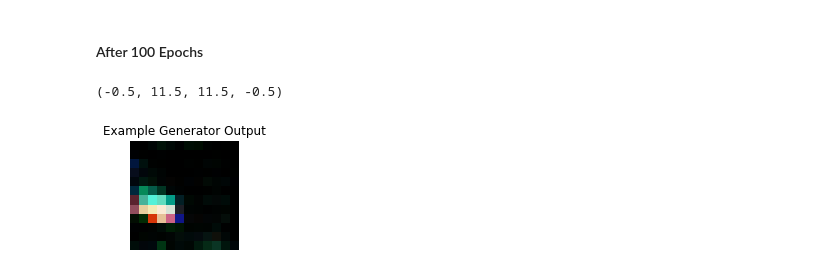
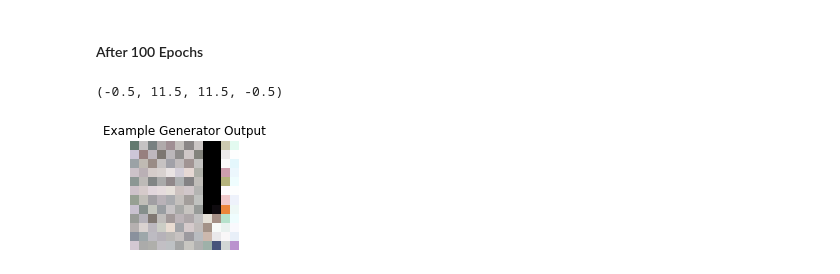
Before and after one commit to phi-0/masterthesis_gan_mapdesign, a Jupyter notebook: notebooks/V1.0/WGAN-GP-RUN09.ipynb, the cells around one changed output. Drawn from its saved outputs; the diff is of its cells as text; code cells hidden in the pictures.

```diff
--- a/notebooks/V1.0/WGAN-GP-RUN09.ipynb
+++ b/notebooks/V1.0/WGAN-GP-RUN09.ipynb
@@ -37,7 +37,7 @@ print(f'Number of GPUs found: {NUM_GPUS}')
 ############### CONFIG ###################
 
 # model name
-model_name = 'dwarfganWGANGPR09Tiles02'
+model_name = 'dwarfganWGANGPR09NoTiles'
 # folder path to input files (map images)
 fpath = r'/data2/input'
 # folder path to tensorboard output
@@ -56,14 +56,14 @@ EPOCHS = 1000
 #BATCH_PER_EPOCH = 20
 # pre-processed (cropped) tiles are 12x12 pixels but will be cropped by the critic to 12x10
 IMAGE_SIZE = (12,12)
-BATCH_SIZE = 256
+BATCH_SIZE = 512
 CRITIC_FACTOR = 5 # number of times the critic is trained more often than the generator. Recommended = 5
 GRADIENT_PENALTY_WEIGHT = 10
 RELU_SLOPE_C = 0.2
 RELU_SLOPE_G = 0.2
 DROPOUT_C = 0.3
 MOMENTUM_G = 0.9
-CRIT_LR = 0.0003 # Adjusted learning rates according to two time-scale update rule (TTUR), see Heusel et al., 2017
+CRIT_LR = 0.0002 # Adjusted learning rates according to two time-scale update rule (TTUR), see Heusel et al., 2017
 GEN_LR = 0.0001
 
 # NOTE: all extracted map PNGs have been saved on a separate virtual disk mapped to '/data' or '/data2' of the virtual machine in use
@@ -299,7 +301,8 @@ def generator_model():
               use_bias=False)(g_input) # use_bias=False see https://keras.io/examples/generative/wgan_gp/
 
     # Batch Norm Layer 1
-    x = BatchNormalization(momentum = MOMENTUM_G)(x)
+    # FOR NEXT RUN#x = BatchNormalization(momentum = MOMENTUM_G)(x)
+    x = LayerNormalization()(x) # performs pixel-wise normalization across all channels
 
     # Activation Layer 1
     x = LeakyReLU(alpha=RELU_SLOPE_G)(x) # trying leaky ReLU instead of Activation('relu')(x)
@@ -347,7 +350,7 @@ def generator_model():
 
 
     # Batch Norm Layer 2
-    x = BatchNormalization(momentum = MOMENTUM_G)(x)
+    #FOR NETXT RUN#x = BatchNormalization(momentum = MOMENTUM_G)(x)
     #x = LayerNormalization()(x) # performs pixel-wise normalization across all channels
 
     # Activation Layer 2
@@ -753,34 +756,38 @@ Epoch 895/2000
 # load generator
 '''
 generator.compile(optimizer=Adam(lr=0.0008), # per Foster, 2017 RMSprop(lr=0.0008)
                           loss=binary_crossentropy,
                           metrics=['accuracy'])
 generator = tf.keras.models.load_model('/data/output/models/dwarfganWGANGPR02/generator-2021-04-04_025322.h5')
 '''
 # generate new example of learned representation in latent space
 try:
     generator
 except NameError:
     #get latest generator model save file
     folder = pathlib.Path(f'{out_model_dir}/{model_name}')
     saves = list(folder.glob('generator*'))
     latest = max(saves, key=os.path.getctime)
     #load latest generator save file
     generator = tf.keras.models.load_model(latest)
 
 noise = np.random.normal(0, 1, (1, LATENT_DIM))
-tiles = load_tiles()
-tiles = tiles[0].reshape((1,12,10,256)) #resphae into same shape as noise input
-res = np.array(generator.predict({'Generator_Input':noise,'Tiles_Input':tiles})).astype('uint8')
+
+if USE_TILESET:
+    tiles = load_tiles()
+    tiles = tiles[0].reshape((1,12,10,256)) #resphae into same shape as noise input
+    res = np.array(generator.predict({'Generator_Input':noise,'Tiles_Input':tiles})).astype('uint8')
+else:
+    res = np.array(generator.predict(noise)).astype('uint8')
 
 #Rescale
 res = res.reshape((IMAGE_SIZE[0], IMAGE_SIZE[1], 3))
 
 # Visualize result
 plt.figure(figsize=(2, 2))
 plt.imshow(res)
 plt.title(f'Example Generator Output')
 plt.axis('off')
 # %% [output]
 (-0.5, 11.5, 11.5, -0.5)
-[figure, old version]
+[figure, new version]
```
Also changed, not shown: parts of 4 cells of this notebook, 1 other file.
